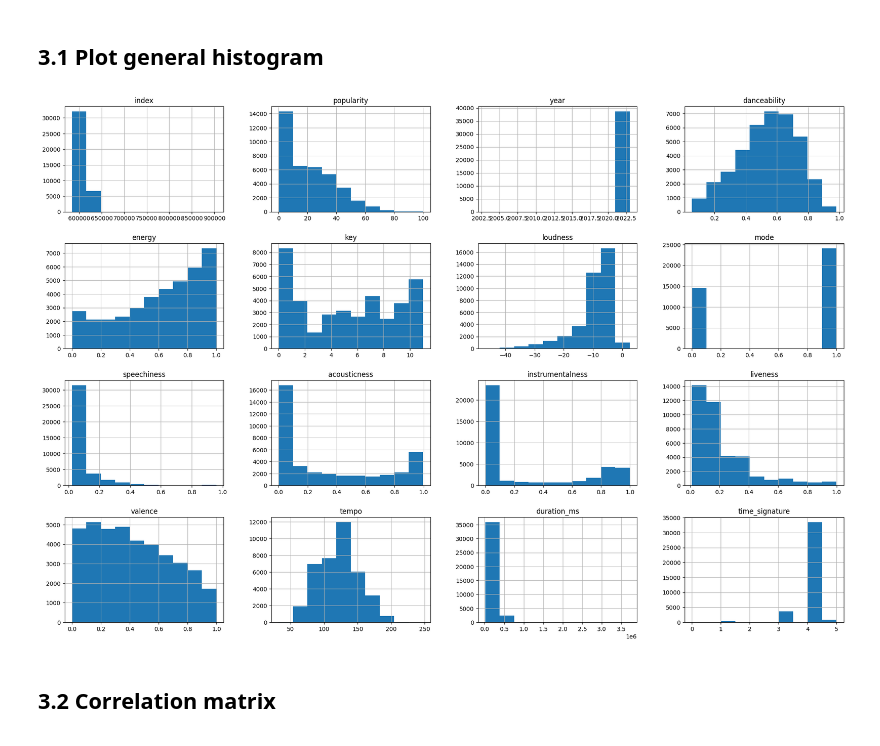
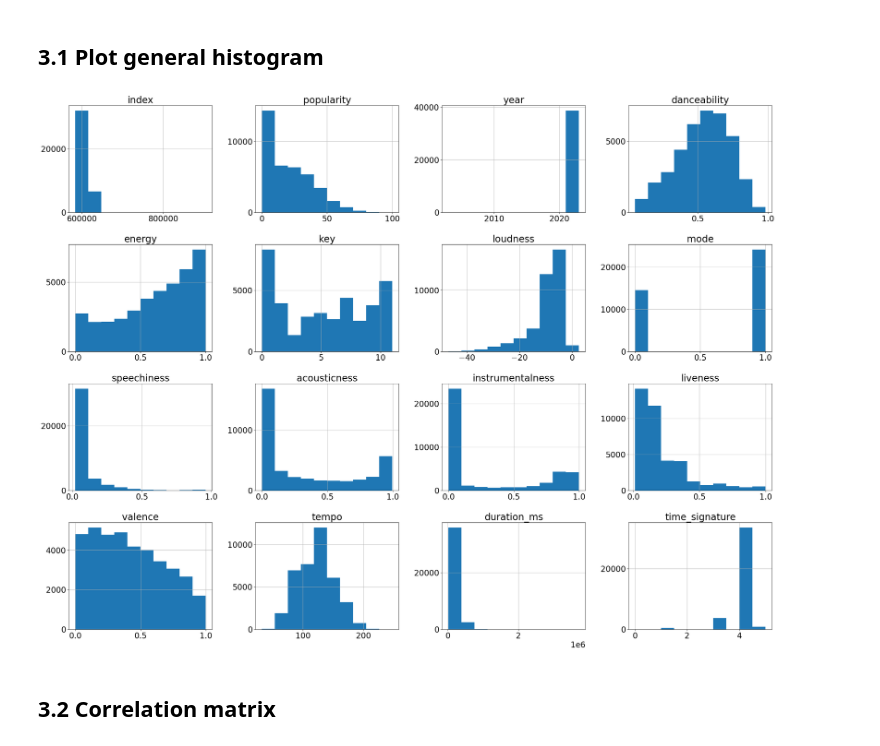
Before and after one commit to MrP29/EECS3401_Project, a Jupyter notebook: 3401_project.ipynb, the cells around one changed output. Saved outputs shown, nothing was run; the diff lists cells and outputs as text; code cells hidden in the pictures.

Commit message:
Add more plots for data exploratioin

```diff
--- a/3401_project.ipynb
+++ b/3401_project.ipynb
@@ -144,10 +144,11 @@ memory usage: 5.9+ MB
 # %% [markdown]
 ## 3.1 Plot general histogram
 # %%
-songs.hist(figsize=(24, 16))
+songs.hist(figsize=(32, 24))
+plt.rcParams.update({'font.size': 40})
 plt.show()
 # %% [output]
-[figure, old version]
+[figure, new version]
 # %% [markdown]
 ## 3.2 Correlation matrix
 # %%
```
Also changed, not shown: parts of 7 cells of this notebook.
